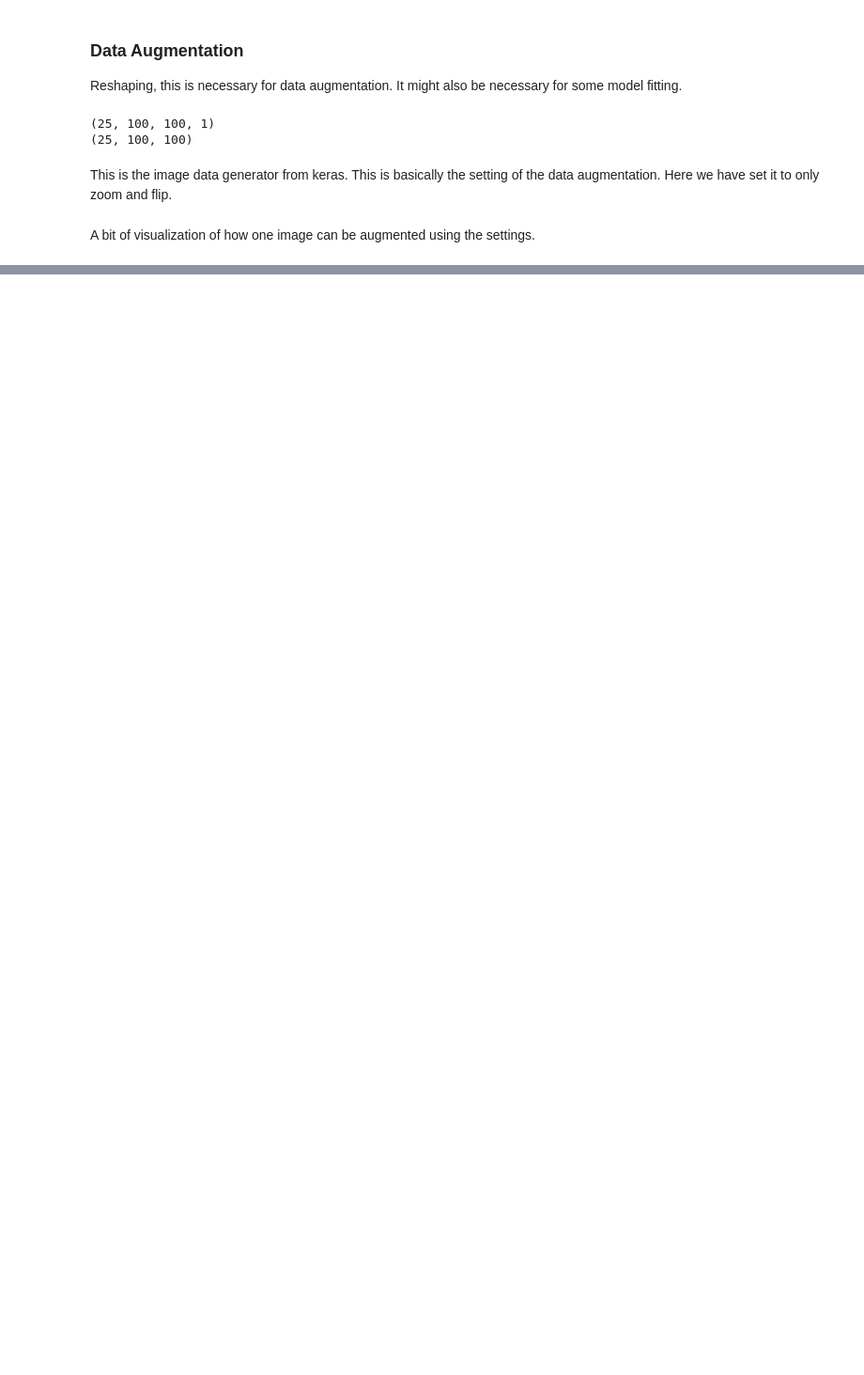
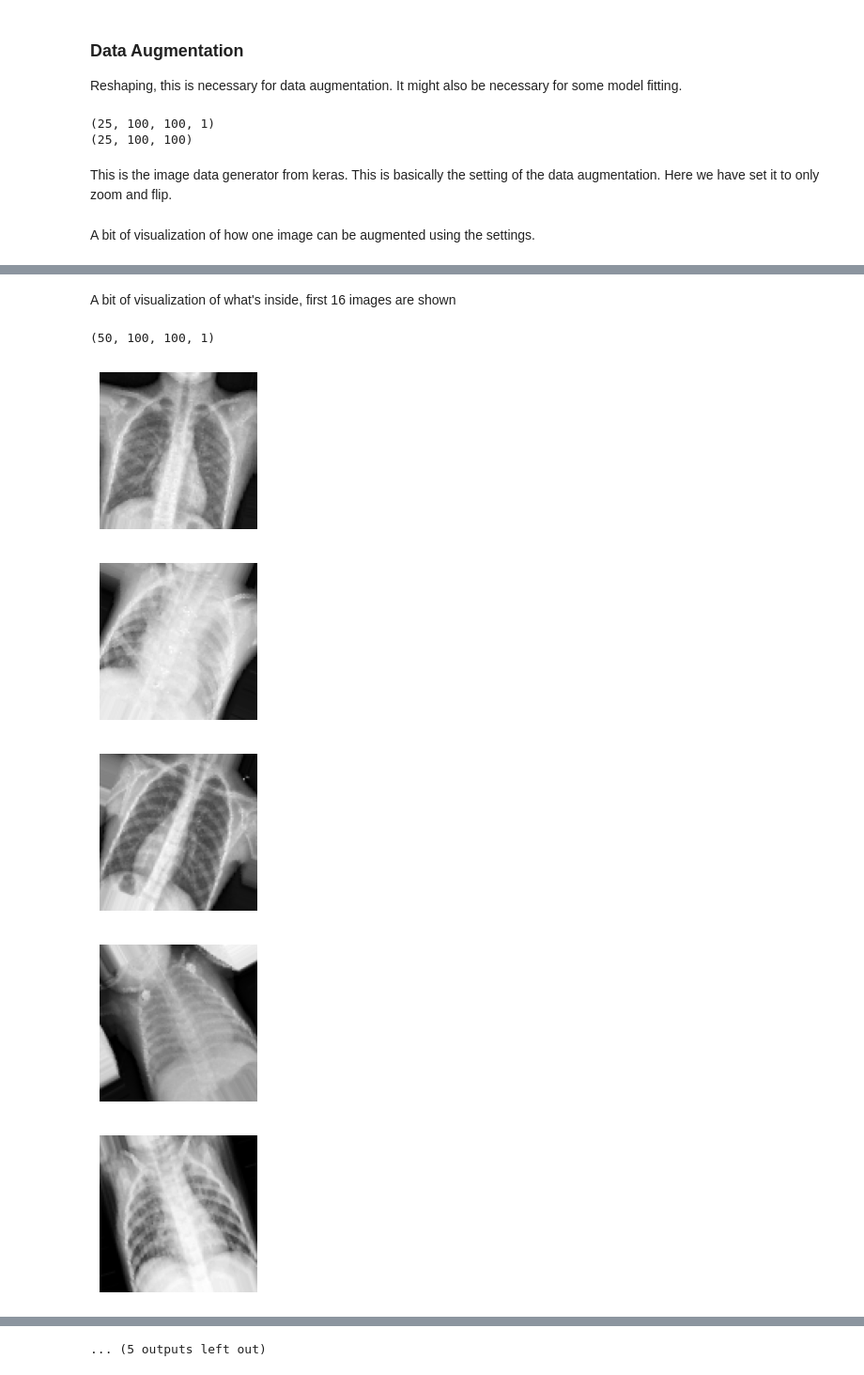
Before and after one commit to domomm/MLcourse, a Jupyter notebook: ML_notebook.ipynb, the cells around one changed output, grey strips where cells are left out. Shown at 94% size. Drawn from its saved outputs; the diff is of its cells as text; code cells hidden in the pictures; blank space fills up the shorter version.

Commit message:
augmentation for data_test is done

```diff
--- a/ML_notebook.ipynb
+++ b/ML_notebook.ipynb
@@ -201,0 +177,34 @@ plt.show()
+# %%
+# Create a generator that applies the same augmentations to both images and labels
+augmented_data_generator = datagen.flow(x_train_reshaped, y_train, batch_size=1, seed=42)
+
+# Generate augmented images and labels
+num_augmented_images = 2 * len(x_train_reshaped)  # You can adjust this based on your requirement
+augmented_images, augmented_labels = [], []
+
+for _ in range(num_augmented_images):
+    batch = augmented_data_generator.next()
+    augmented_images.append(batch[0][0])
+    augmented_labels.append(batch[1][0])
+
+# Convert the lists to numpy arrays
+augmented_images = np.array(augmented_images)
+augmented_labels = np.array(augmented_labels)
+# %% [markdown]
+A bit of visualization of what's inside, first 16 images are shown
+# %%
+print(augmented_images.shape)
+plt.figure(figsize=(10, 10))
+for i in range(16):
+    plt.figure(figsize=(10, 10))
+
+    plt.subplot(4, 4, i+1)
+    plt.imshow(augmented_images[i, :, :, 0], cmap='gray')  # Assuming images are grayscale
+    plt.axis('off')
+# %% [output]
+(50, 100, 100, 1)
+[figure, added]
+[figure, added]
+[figure, added]
+[figure, added]
+[figure, added]
@@ -201,0 +217 @@ plt.show()
+... (5 outputs left out)
```
Also changed, not shown: parts of 8 cells of this notebook.
